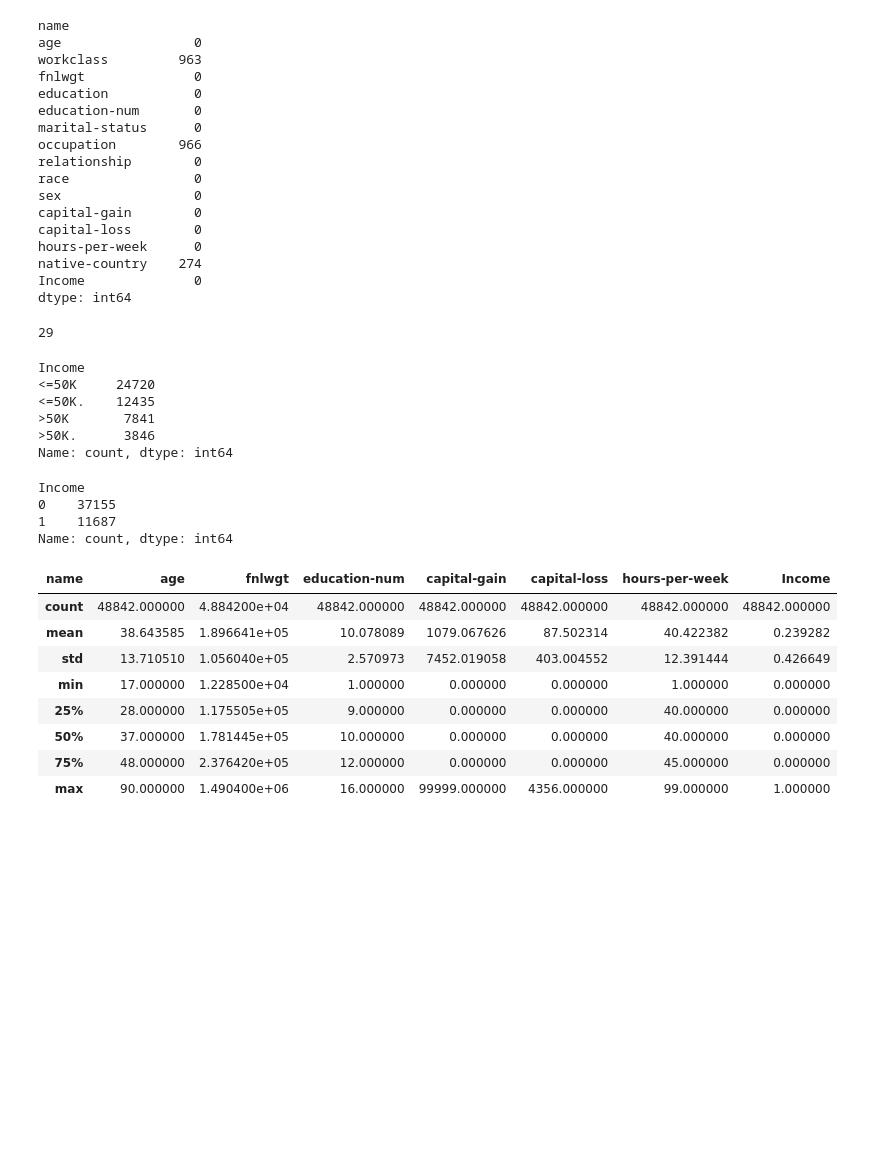
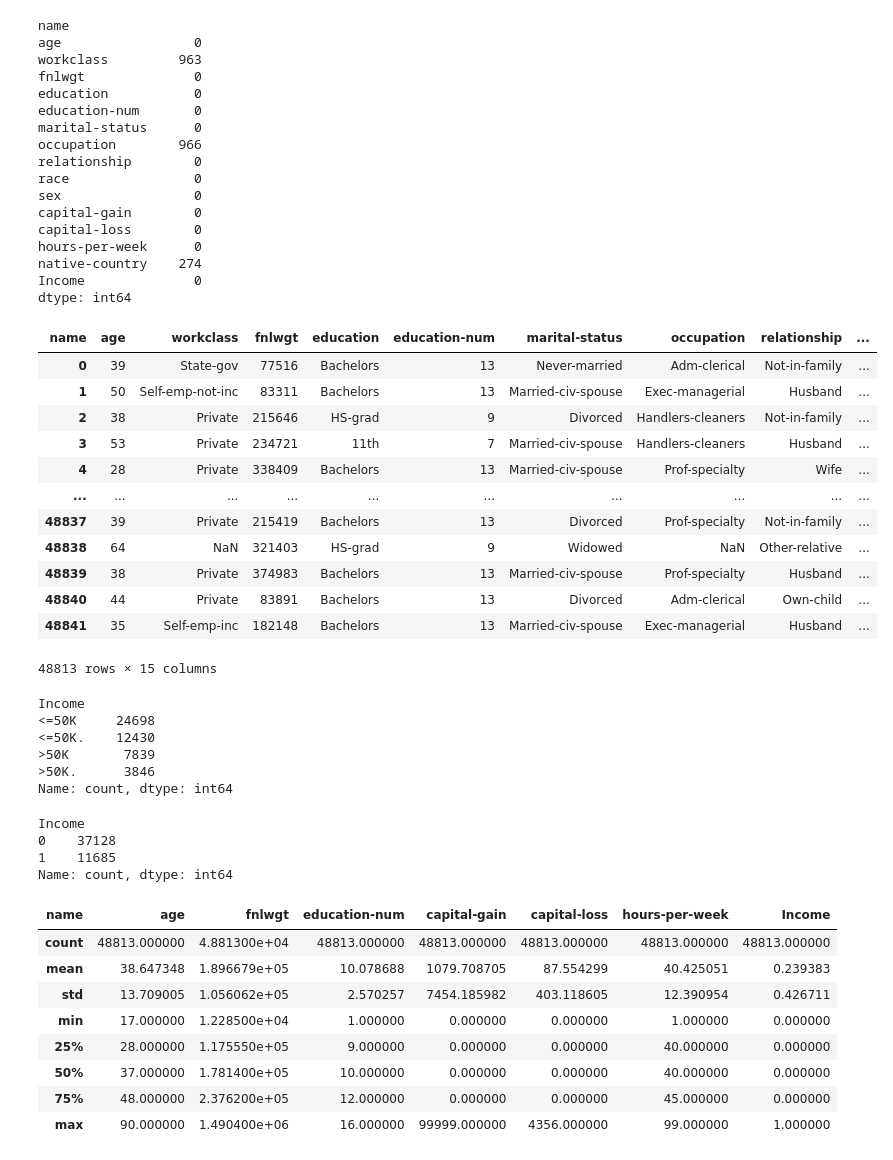
Before and after one commit to Izainea/api_review, a Jupyter notebook: Cuadernos/4. API para un modelo ML.ipynb, the cells around one changed output. Drawn from its saved outputs; the diff is of its cells as text; code cells hidden in the pictures; blank space fills up the shorter version.

```diff
--- a/Cuadernos/4. API para un modelo ML.ipynb
+++ b/Cuadernos/4. API para un modelo ML.ipynb
@@ -131,11 +135,24 @@ dtype: int64
 # %%
 ### Análisis de valores duplicados
 
 # Verificación de valores duplicados
 
-df.duplicated().sum()
+df=df.drop_duplicates()
+df
 # %% [output]
+| name | age | workclass | fnlwgt | education | education-num | marital-status | occupation | relationship | ... |
+| 0 | 39 | State-gov | 77516 | Bachelors | 13 | Never-married | Adm-clerical | Not-in-family | ... |
+| 1 | 50 | Self-emp-not-inc | 83311 | Bachelors | 13 | Married-civ-spouse | Exec-managerial | Husband | ... |
+| 2 | 38 | Private | 215646 | HS-grad | 9 | Divorced | Handlers-cleaners | Not-in-family | ... |
+| 3 | 53 | Private | 234721 | 11th | 7 | Married-civ-spouse | Handlers-cleaners | Husband | ... |
+| 4 | 28 | Private | 338409 | Bachelors | 13 | Married-civ-spouse | Prof-specialty | Wife | ... |
+| ... | ... | ... | ... | ... | ... | ... | ... | ... | ... |
+| 48837 | 39 | Private | 215419 | Bachelors | 13 | Divorced | Prof-specialty | Not-in-family | ... |
+| 48838 | 64 | NaN | 321403 | HS-grad | 9 | Widowed | NaN | Other-relative | ... |
+| 48839 | 38 | Private | 374983 | Bachelors | 13 | Married-civ-spouse | Prof-specialty | Husband | ... |
+| 48840 | 44 | Private | 83891 | Bachelors | 13 | Divorced | Adm-clerical | Own-child | ... |
+| 48841 | 35 | Self-emp-inc | 182148 | Bachelors | 13 | Married-civ-spouse | Exec-managerial | Husband | ... |
-29
+48813 rows × 15 columns
 # %%
 ### Análisis de la variable objetivo
 
@@ -144,9 +161,9 @@ df.duplicated().sum()
 df['Income'].value_counts()
 # %% [output]
 Income
-<=50K     24720
-<=50K.    12435
->50K       7841
+<=50K     24698
+<=50K.    12430
+>50K       7839
 >50K.      3846
 Name: count, dtype: int64
 # %%
@@ -158,8 +175,8 @@ df['Income'] = df['Income'].replace({'<=50K': 0, '>50K': 1, '<=50K.': 0, '>50K.'
 df['Income'].value_counts()
 # %% [output]
 Income
-0    37155
-1    11687
+0    37128
+1    11685
 Name: count, dtype: int64
 # %%
 ### Análisis de las variables numéricas
@@ -169,13 +186,13 @@ Name: count, dtype: int64
 df.describe()
 # %% [output]
 | name | age | fnlwgt | education-num | capital-gain | capital-loss | hours-per-week | Income |
-| count | 48842.000000 | 4.884200e+04 | 48842.000000 | 48842.000000 | 48842.000000 | 48842.000000 | 48842.000000 |
-| mean | 38.643585 | 1.896641e+05 | 10.078089 | 1079.067626 | 87.502314 | 40.422382 | 0.239282 |
-| std | 13.710510 | 1.056040e+05 | 2.570973 | 7452.019058 | 403.004552 | 12.391444 | 0.426649 |
+| count | 48813.000000 | 4.881300e+04 | 48813.000000 | 48813.000000 | 48813.000000 | 48813.000000 | 48813.000000 |
+| mean | 38.647348 | 1.896679e+05 | 10.078688 | 1079.708705 | 87.554299 | 40.425051 | 0.239383 |
+| std | 13.709005 | 1.056062e+05 | 2.570257 | 7454.185982 | 403.118605 | 12.390954 | 0.426711 |
 | min | 17.000000 | 1.228500e+04 | 1.000000 | 0.000000 | 0.000000 | 1.000000 | 0.000000 |
-| 25% | 28.000000 | 1.175505e+05 | 9.000000 | 0.000000 | 0.000000 | 40.000000 | 0.000000 |
-| 50% | 37.000000 | 1.781445e+05 | 10.000000 | 0.000000 | 0.000000 | 40.000000 | 0.000000 |
-| 75% | 48.000000 | 2.376420e+05 | 12.000000 | 0.000000 | 0.000000 | 45.000000 | 0.000000 |
+| 25% | 28.000000 | 1.175550e+05 | 9.000000 | 0.000000 | 0.000000 | 40.000000 | 0.000000 |
+| 50% | 37.000000 | 1.781400e+05 | 10.000000 | 0.000000 | 0.000000 | 40.000000 | 0.000000 |
+| 75% | 48.000000 | 2.376200e+05 | 12.000000 | 0.000000 | 0.000000 | 45.000000 | 0.000000 |
 | max | 90.000000 | 1.490400e+06 | 16.000000 | 99999.000000 | 4356.000000 | 99.000000 | 1.000000 |
 # %%
 ### Análisis de las variables categóricas
```
Also changed, not shown: parts of 17 cells of this notebook, 1 other file.
